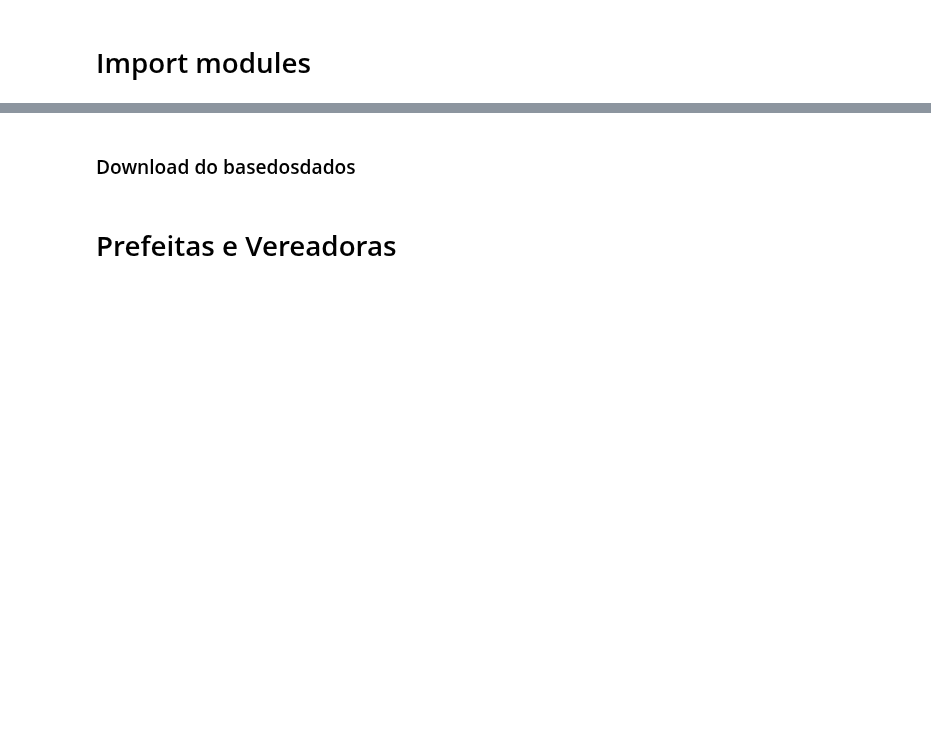
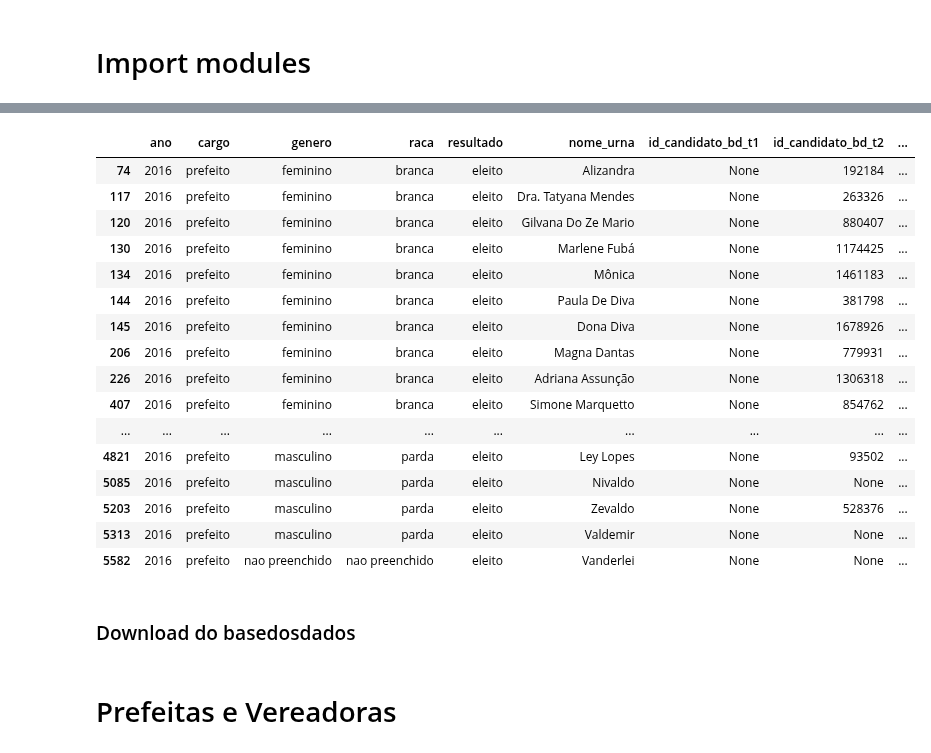
Before and after one commit to d116626/mais_projects, a Jupyter notebook: notebooks/analise_mais_alziras.ipynb, the cells around one changed output, grey strips where cells are left out. Saved outputs shown, nothing was run; the diff lists cells and outputs as text; code cells hidden in the pictures; blank space fills up the shorter version.

```diff
--- a/notebooks/analise_mais_alziras.ipynb
+++ b/notebooks/analise_mais_alziras.ipynb
@@ -25,0 +201,9 @@ in_path  = '../data/analise/mais/alziras/input/'
+# %%
+df['primary_key'] = df['sigla_uf_t1'] + '_' + df['id_municipio_t1'] + '_' + df['cargo_t1'] + '_' + df['numero_candidato_t1']
+
+dd = pd.DataFrame(df['primary_key'].value_counts()).reset_index()
+dd = dd[dd['primary_key']==2]
+duplicate_mun = dd['index'].tolist()
+
+mask = df['primary_key'].isin(duplicate_mun)
+bug = df[mask].sort_values(by='primary_key')[['ano','resultado','nome_urna','primary_key']]
@@ -26,3 +244,25 @@ in_path  = '../data/analise/mais/alziras/input/'
+# %%
+mask = (df['id_candidato_bd_t1'].isnull()) | (df['id_candidato_bd_t2'].isnull())
+
+df[mask]
+# %% [output]
+|  | ano | cargo | genero | raca | resultado | nome_urna | id_candidato_bd_t1 | id_candidato_bd_t2 | ... |
+| 74 | 2016 | prefeito | feminino | branca | eleito | Alizandra | None | 192184 | ... |
+| 117 | 2016 | prefeito | feminino | branca | eleito | Dra. Tatyana Mendes | None | 263326 | ... |
+| 120 | 2016 | prefeito | feminino | branca | eleito | Gilvana Do Ze Mario | None | 880407 | ... |
+| 130 | 2016 | prefeito | feminino | branca | eleito | Marlene Fubá | None | 1174425 | ... |
+| 134 | 2016 | prefeito | feminino | branca | eleito | Mônica | None | 1461183 | ... |
+| 144 | 2016 | prefeito | feminino | branca | eleito | Paula De Diva | None | 381798 | ... |
+| 145 | 2016 | prefeito | feminino | branca | eleito | Dona Diva | None | 1678926 | ... |
+| 206 | 2016 | prefeito | feminino | branca | eleito | Magna Dantas | None | 779931 | ... |
+| 226 | 2016 | prefeito | feminino | branca | eleito | Adriana Assunção | None | 1306318 | ... |
+| 407 | 2016 | prefeito | feminino | branca | eleito | Simone Marquetto | None | 854762 | ... |
+| ... | ... | ... | ... | ... | ... | ... | ... | ... | ... |
+| 4821 | 2016 | prefeito | masculino | parda | eleito | Ley Lopes | None | 93502 | ... |
+| 5085 | 2016 | prefeito | masculino | parda | eleito | Nivaldo | None | None | ... |
+| 5203 | 2016 | prefeito | masculino | parda | eleito | Zevaldo | None | 528376 | ... |
+| 5313 | 2016 | prefeito | masculino | parda | eleito | Valdemir | None | None | ... |
+| 5582 | 2016 | prefeito | nao preenchido | nao preenchido | eleito | Vanderlei | None | None | ... |
 # %% [markdown]
 ### Download do basedosdados
 # %%
```
Also changed, not shown: parts of 24 cells of this notebook, 1 other file.
